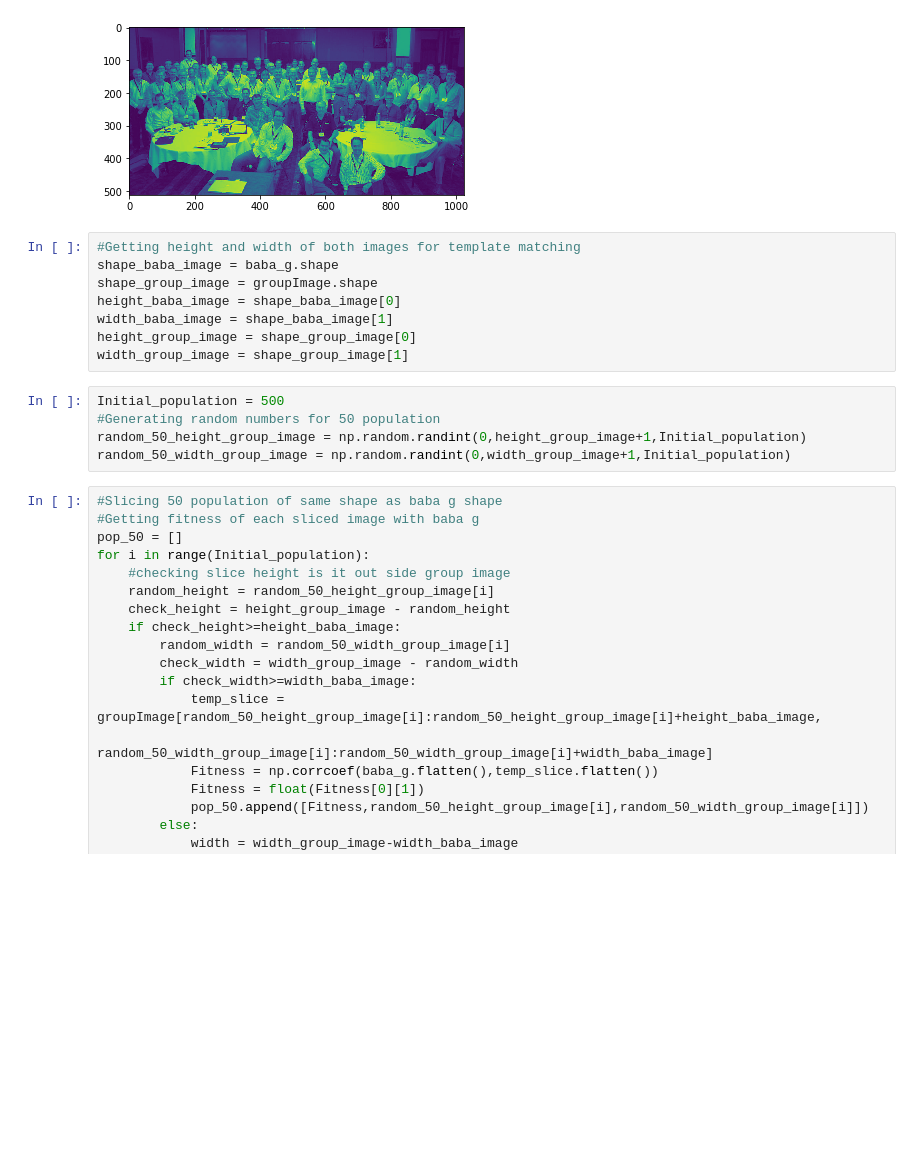
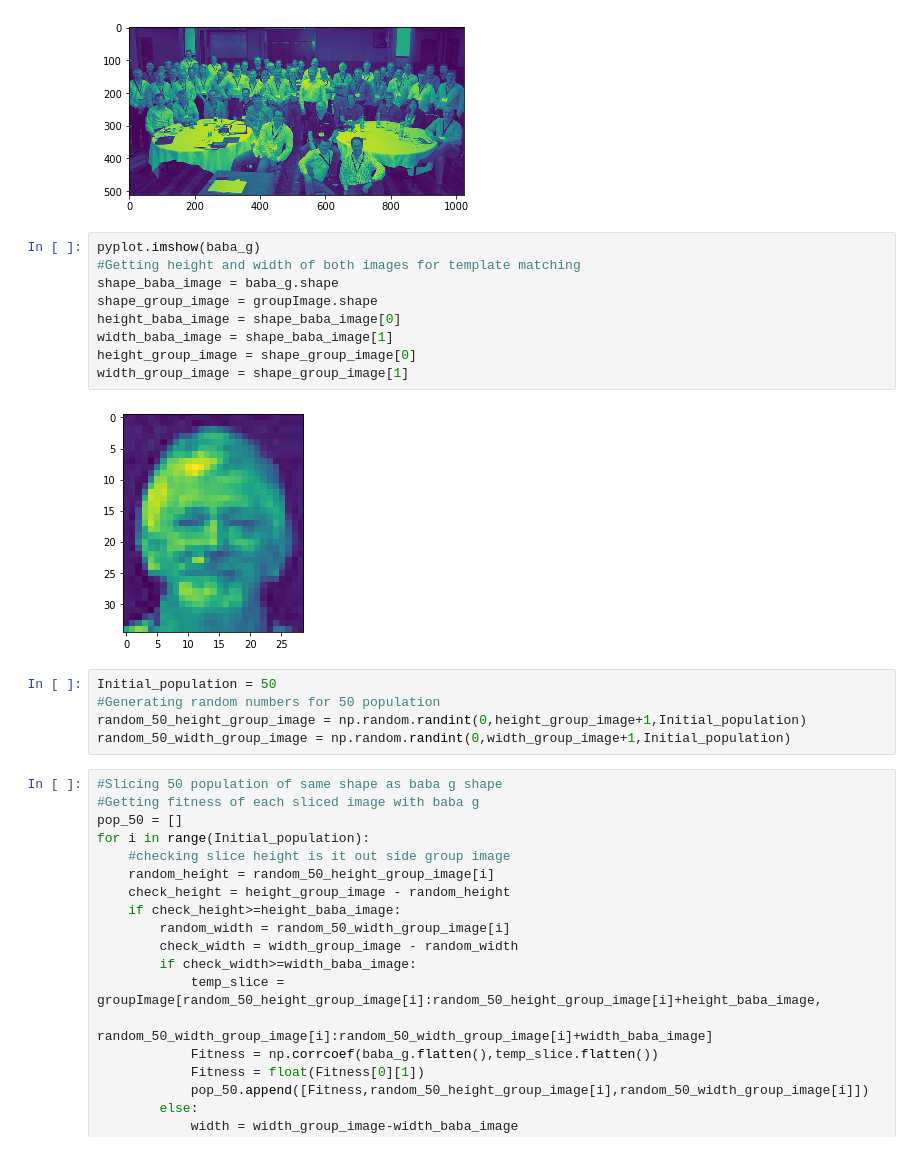
Before and after one commit to yousaf2018/Artificial-Intelligence-Project-Image-Recoginsition, a Jupyter notebook: Image_recognistion_project.ipynb, the cells around one changed output. Cells and saved outputs as stored; diff of their text form; blank space fills up the shorter version.

```diff
--- a/Image_recognistion_project.ipynb
+++ b/Image_recognistion_project.ipynb
@@ -12,15 +14,18 @@ pyplot.imshow(groupImage)
 <matplotlib.image.AxesImage at 0x...>
 [figure]
 # %%
+pyplot.imshow(baba_g)
 #Getting height and width of both images for template matching
 shape_baba_image = baba_g.shape
 shape_group_image = groupImage.shape
 height_baba_image = shape_baba_image[0]
 width_baba_image = shape_baba_image[1]
 height_group_image = shape_group_image[0]
 width_group_image = shape_group_image[1]
+# %% [output]
+[figure, added]
 # %%
-Initial_population = 500
+Initial_population = 50
 #Generating random numbers for 50 population
 random_50_height_group_image = np.random.randint(0,height_group_image+1,Initial_population)
 random_50_width_group_image = np.random.randint(0,width_group_image+1,Initial_population)
```
Also changed, not shown: parts of 2 cells of this notebook.
